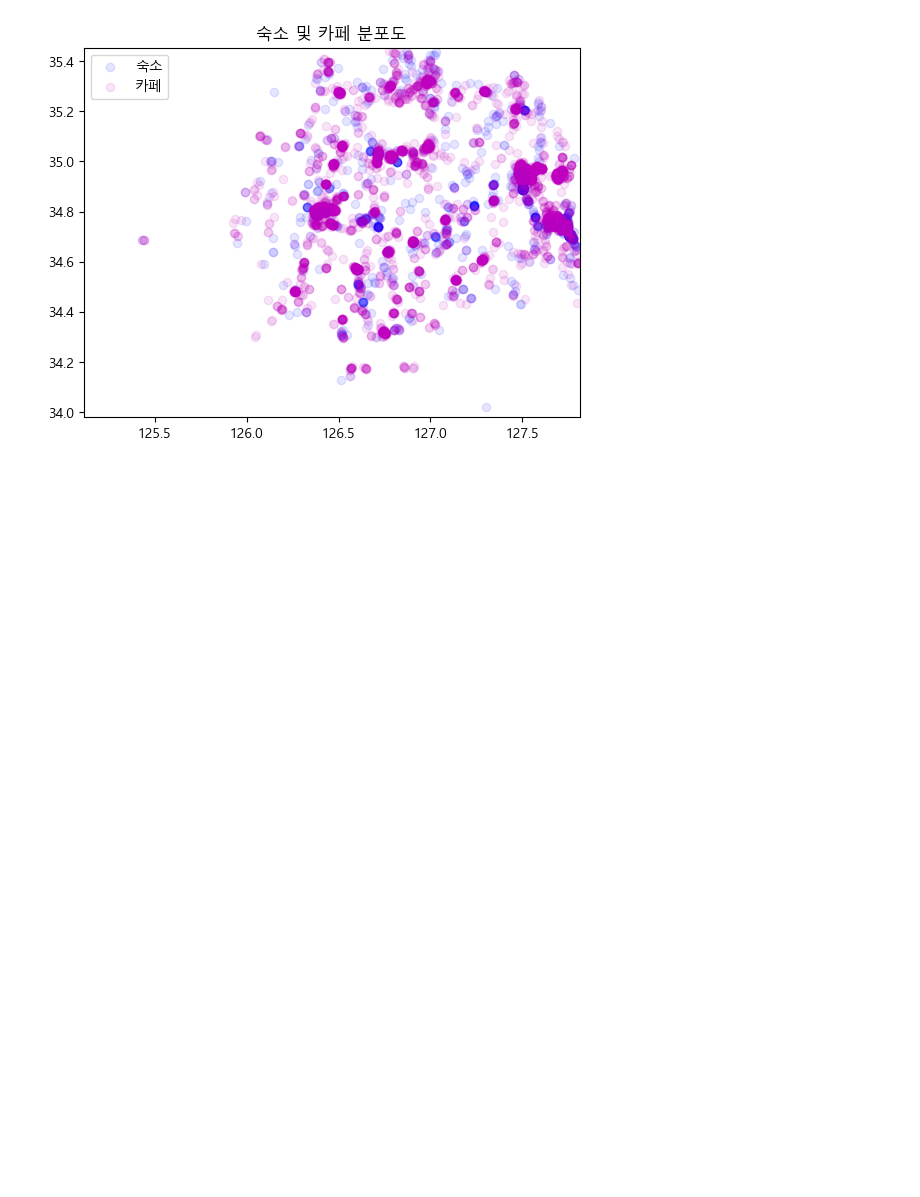
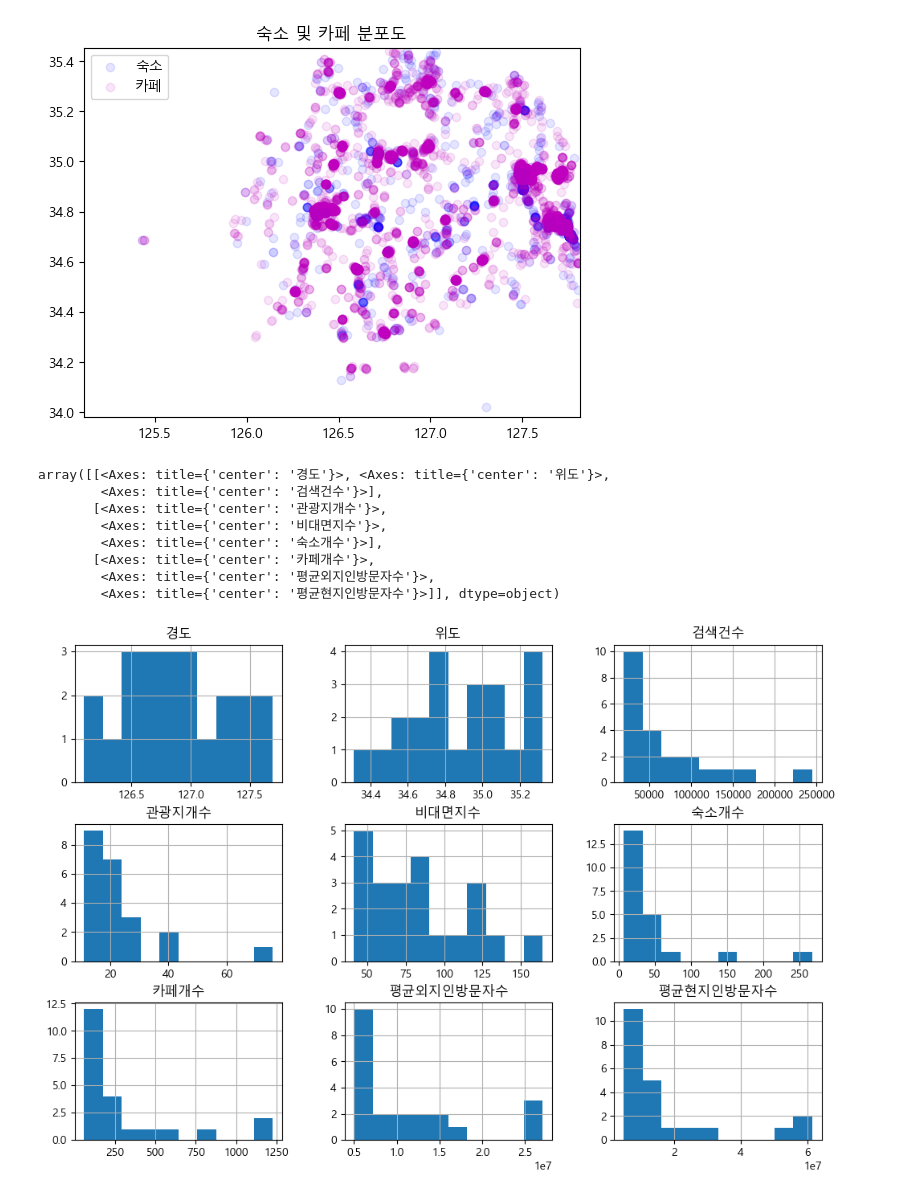
Before and after one commit to sheershay/ise-sr-project, a Jupyter notebook: clustering/clustering.ipynb, the cells around one changed output. Cells and saved outputs as stored; diff of their text form; code cells hidden in the pictures; blank space fills up the shorter version.

```diff
--- a/clustering/clustering.ipynb
+++ b/clustering/clustering.ipynb
@@ -47,22 +48,21 @@ rs_1=accomm_preprocess(resort)
 proj_1 = Proj(init='epsg:2097')
 proj_2 = Proj(init='epsg:4326')
 
-def coordinate_transform(acco):
-    convert = transform(proj_1, proj_2, acco['좌표정보(X)'].values, acco['좌표정보(Y)'].values)
-    acco['경도'] = convert[0]
-    acco['위도'] = convert[1]
-    return acco
+def coordinate_transform(accomm):
+    convert = transform(proj_1, proj_2, accomm['좌표정보(X)'].values.copy(), accomm['좌표정보(Y)'].values.copy())
+    accomm['경도'] = convert[0]
+    accomm['위도'] = convert[1]
+    return accomm
 
-ps=coordinate_transform(ps_1)
-cp=coordinate_transform(cp_1)
-hk=coordinate_transform(hk_1)
-rs=coordinate_transform(rs_1)
+ps=coordinate_transform(ps)
+cp=coordinate_transform(cp)
+hk=coordinate_transform(hk)
+rs=coordinate_transform(rs)
 # %%
 accomm_df=pd.concat([ps,cp,hk,rs],ignore_index=True)
 accomm_df.drop(['좌표정보(X)','좌표정보(Y)'],axis=1,inplace=True)
 # %%
-accomm_num=accomm_df.dropna(axis=0)
-acco_n=accomm_num['개방자치단체코드'].value_counts() #지역별 숙소 개수
+acco_n=accomm_df['개방자치단체코드'].value_counts() #지역별 숙소 개수
 print(len(acco_n))
 # %% [output]
 22
@@ -103,7 +87,3 @@ Name: count, dtype: int64
 # %%
 cafe_2=cafe.loc[:,['좌표정보(X)','좌표정보(Y)']]
 cafe_coord=coordinate_transform(cafe_2)
-# %%
-accomm_num=accomm_df.dropna(axis=0)
-acco_n=accomm_num['개방자치단체코드'].value_counts() #지역별 숙소 개수
-print(acco_n)
@@ -138,7 +100,7 @@ resider['평균현지인방문자수']=(resider[1]+resider[3])/2
 
 regions=alien[0]
 
-calm_score=alien['평균외지인방문자수']/resider['평균현지인방문자수']*100 #선행연구 참고
+calm_score=(alien['평균외지인방문자수']/resider['평균현지인방문자수'])*100 #선행연구 참고
 alien_score=alien['평균외지인방문자수']
 resider_score=resider['평균현지인방문자수']
 
@@ -405,0 +333,12 @@ plt.show()
+# %%
+tour_df.hist(figsize=(12,8))
+# %% [output]
+array([[<Axes: title={'center': '경도'}>, <Axes: title={'center': '위도'}>,
+        <Axes: title={'center': '검색건수'}>],
+       [<Axes: title={'center': '관광지개수'}>,
+        <Axes: title={'center': '비대면지수'}>,
+        <Axes: title={'center': '숙소개수'}>],
+       [<Axes: title={'center': '카페개수'}>,
+        <Axes: title={'center': '평균외지인방문자수'}>,
+        <Axes: title={'center': '평균현지인방문자수'}>]], dtype=object)
+[figure, added]
```
Also changed, not shown: parts of 8 cells of this notebook.
